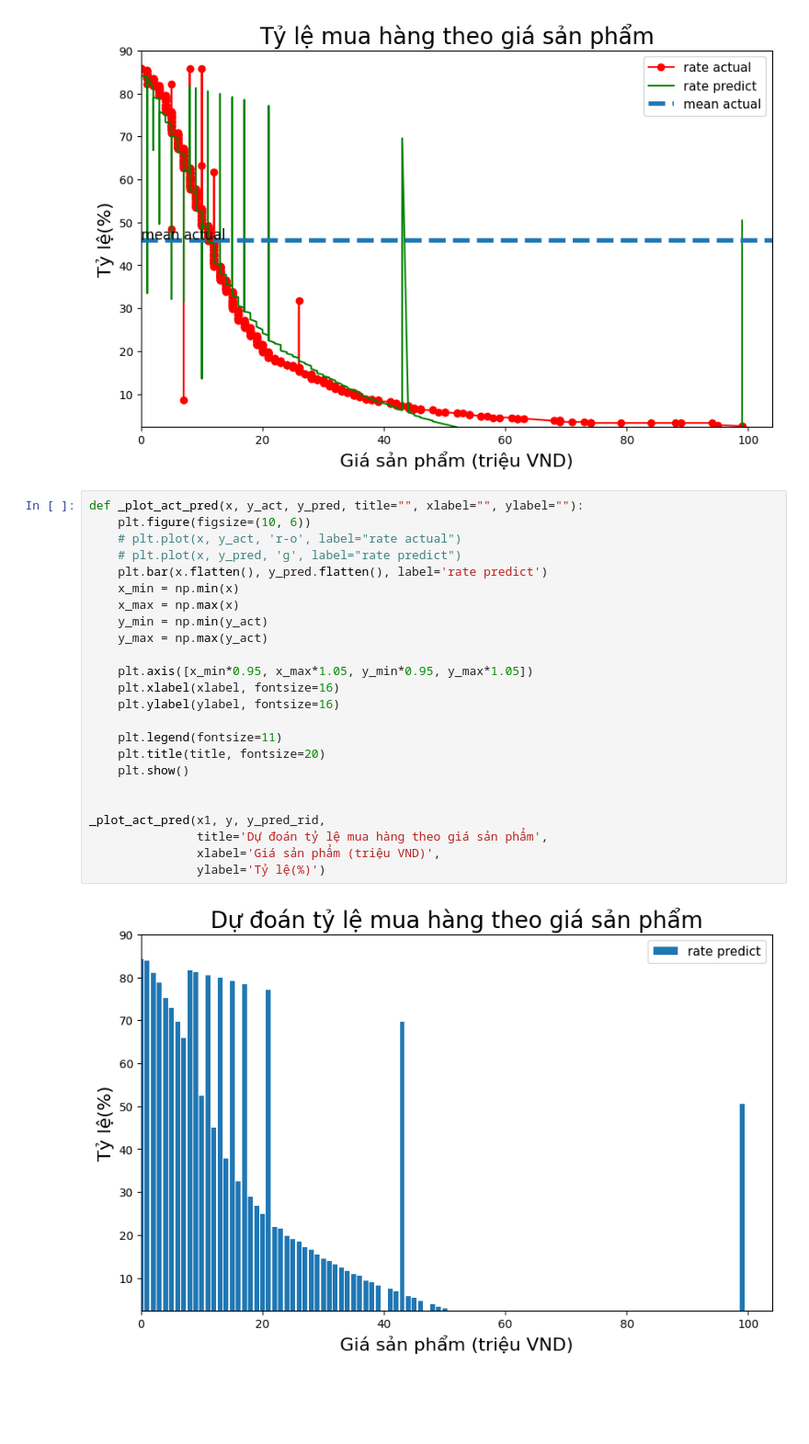
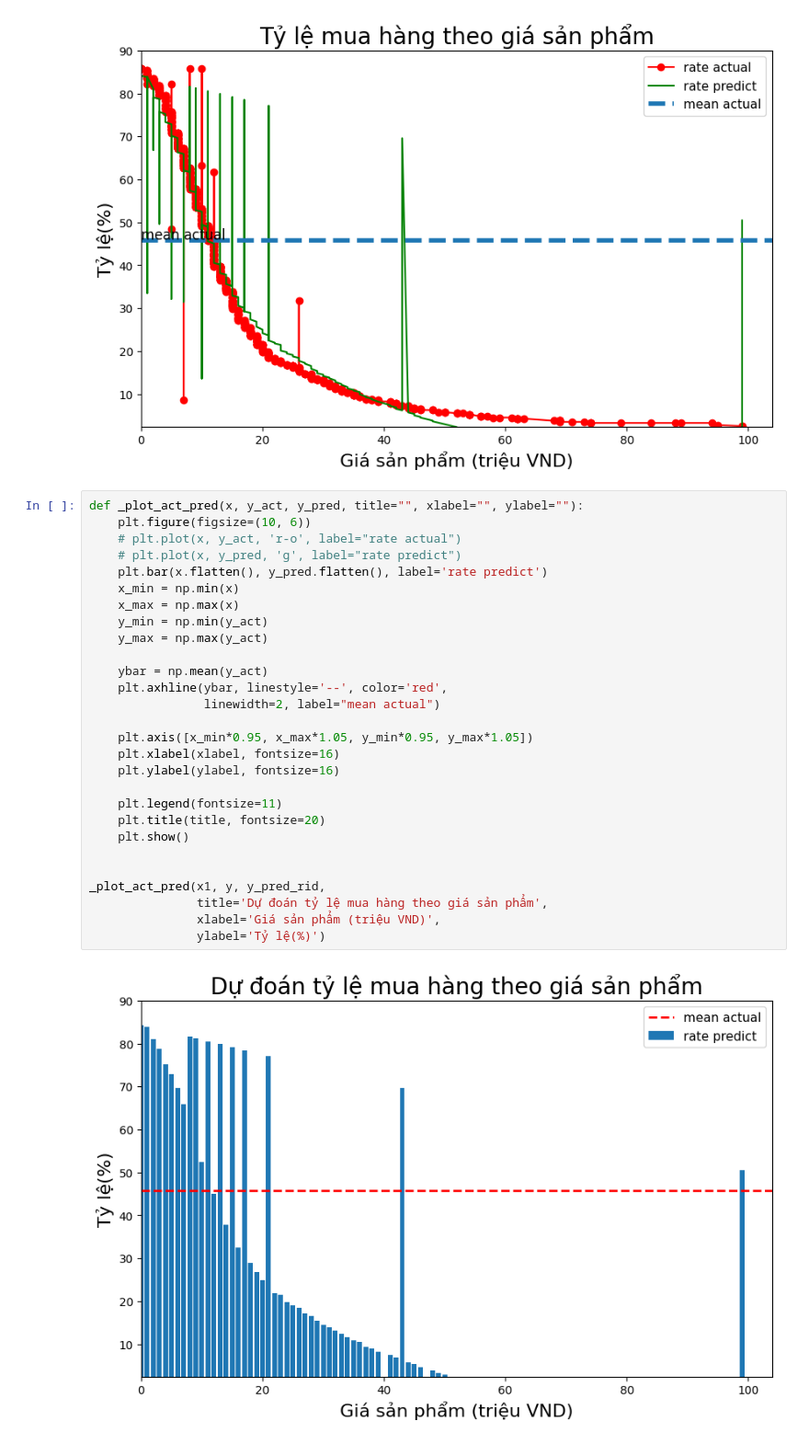
Before and after one commit to dieptonn/AI_research, a Jupyter notebook: PredictiveAnalytics/buyingRate_prediction.ipynb, the cells around one changed output. Shown: that part at 92% size. Drawn from its saved outputs; the diff is of its cells as text; blank space fills up the shorter version.

```diff
--- a/PredictiveAnalytics/buyingRate_prediction.ipynb
+++ b/PredictiveAnalytics/buyingRate_prediction.ipynb
@@ -256,29 +256,33 @@ _plot_act_pred(x1, y, y_pred_rid,
 # %%
 def _plot_act_pred(x, y_act, y_pred, title="", xlabel="", ylabel=""):
     plt.figure(figsize=(10, 6))
     # plt.plot(x, y_act, 'r-o', label="rate actual")
     # plt.plot(x, y_pred, 'g', label="rate predict")
     plt.bar(x.flatten(), y_pred.flatten(), label='rate predict')
     x_min = np.min(x)
     x_max = np.max(x)
     y_min = np.min(y_act)
     y_max = np.max(y_act)
+
+    ybar = np.mean(y_act)
+    plt.axhline(ybar, linestyle='--', color='red',
+                linewidth=2, label="mean actual")
 
     plt.axis([x_min*0.95, x_max*1.05, y_min*0.95, y_max*1.05])
     plt.xlabel(xlabel, fontsize=16)
     plt.ylabel(ylabel, fontsize=16)
 
     plt.legend(fontsize=11)
     plt.title(title, fontsize=20)
     plt.show()
 
 
 _plot_act_pred(x1, y, y_pred_rid,
                title='Dự đoán tỷ lệ mua hàng theo giá sản phẩm',
                xlabel='Giá sản phẩm (triệu VND)',
                ylabel='Tỷ lệ(%)')
 # %% [output]
-[figure, old version]
+[figure, new version]
 # %%
 _plot_act_pred(x2, y, y_pred_rid,
                title='Dự đoán tỷ lệ mua hàng theo rating',
```
Also changed, not shown: parts of 1 cell of this notebook.
